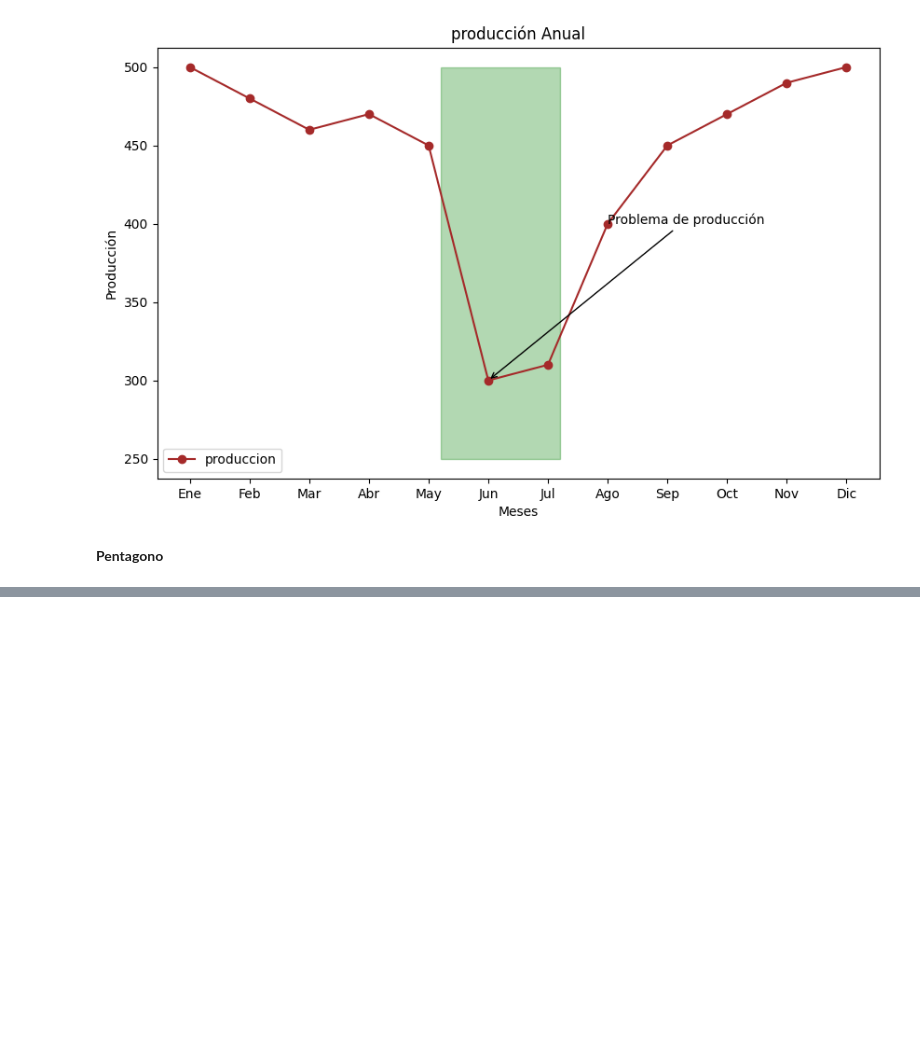
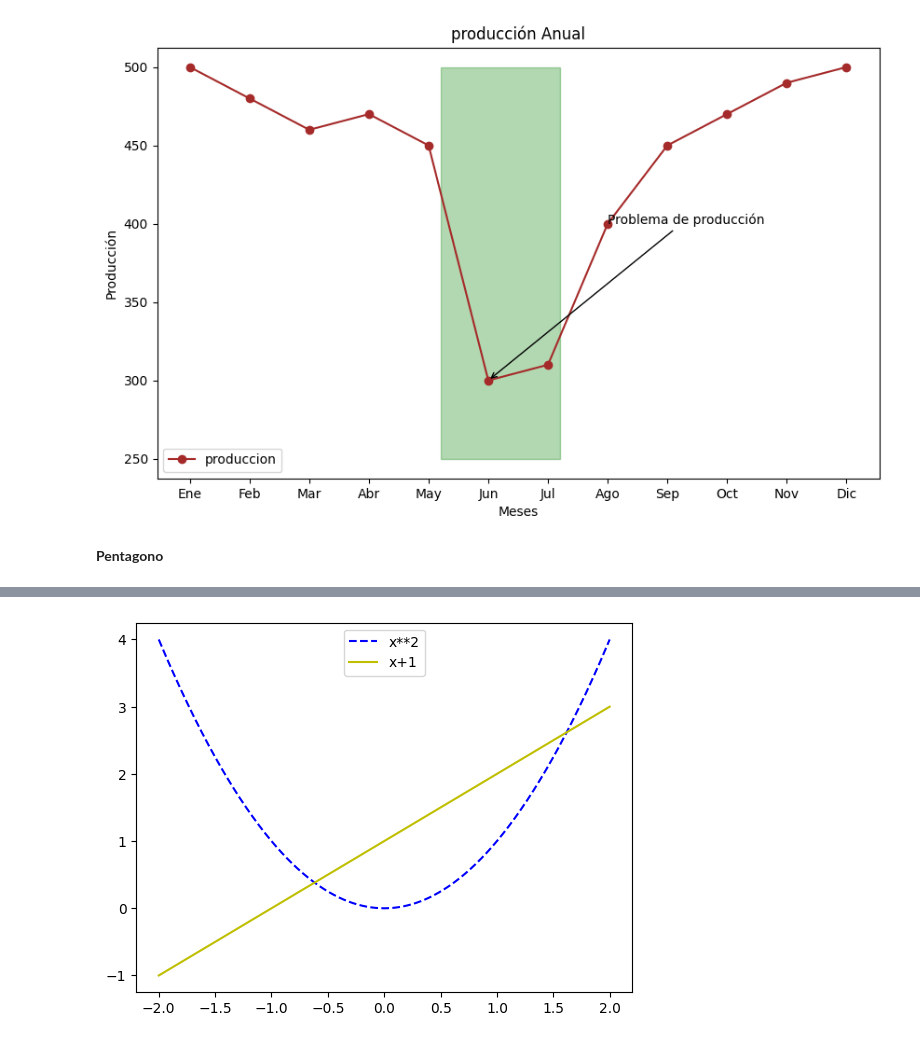
Before and after one commit to Monica-Restrepo/Graficos, a Jupyter notebook: Matplotlib.ipynb, the cells around one changed output, grey strips where cells are left out. Saved outputs shown, nothing was run; the diff lists cells and outputs as text; code cells hidden in the pictures; blank space fills up the shorter version.

```diff
--- a/Matplotlib.ipynb
+++ b/Matplotlib.ipynb
@@ -670,0 +687,12 @@ plt.show()
+# %%
+x = np.linspace(-2,2,500)
+y = x**2
+y2 = x + 1
+
+plt.plot(x,y, 'b--', label='x**2')
+plt.plot(x,y2, 'y', label='x+1')
+plt.legend(loc='upper center')
+plt.savefig('figura1.jpg', transparent=True)
+plt.show()
+# %% [output]
+[figure, added]
```
Also changed, not shown: parts of 4 cells of this notebook.
